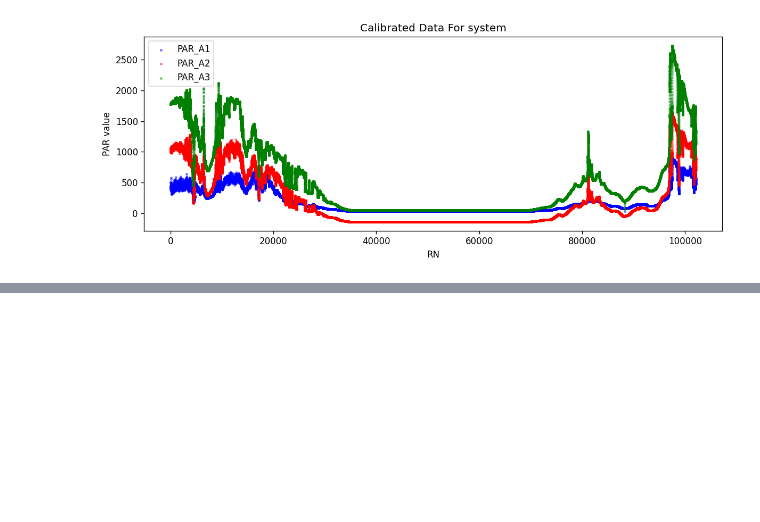
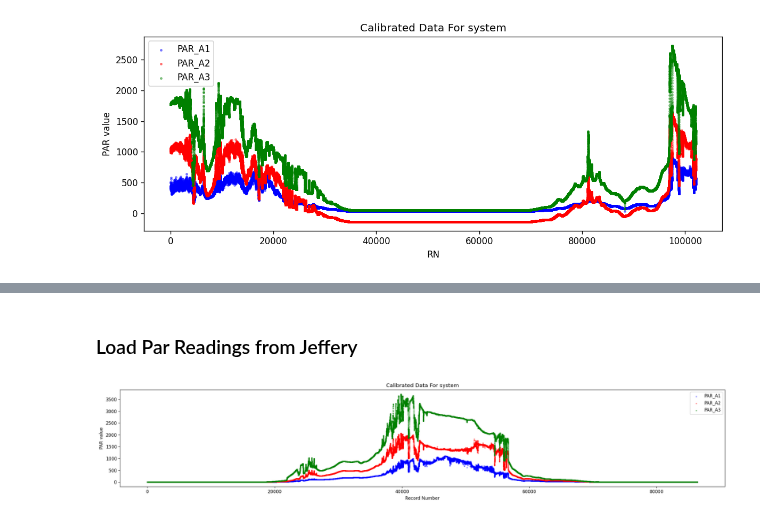
Before and after one commit to edisonlee0212/EvoEngine, a Jupyter notebook: PythonBinding/result_analysis.ipynb, the cells around one changed output, grey strips where cells are left out. Saved outputs shown, nothing was run; the diff lists cells and outputs as text; code cells hidden in the pictures; blank space fills up the shorter version.

```diff
--- a/PythonBinding/result_analysis.ipynb
+++ b/PythonBinding/result_analysis.ipynb
@@ -175,0 +217,24 @@ plt.show()
+# %% [markdown]
+### Load Par Readings from Jeffery
+# %%
+df = pd.read_csv(r"D:\zhan5455\SorghumProject\ceptometers\taX_cal.csv", parse_dates=['timestamp'])
+
+df = df.set_index('timestamp')
+
+span = df.loc['2021-07-03':'2021-07-03']
+# %%
+
+rn = np.arange(len(span))
+
+fig, ax = plt.subplots(figsize=(20,4), dpi=120)
+ax.scatter(rn, span["PAR_A-X-BelowCanopy (umol/m2s)"], color='b', s=4, alpha=0.4, label='PAR_A1')
+ax.scatter(rn, span["PAR_A-X-AtCanopy (umol/m2s)"], color='r', s=4, alpha=0.4, label='PAR_A2')
+ax.scatter(rn, span["PAR_A-X-AboveCanopy (umol/m2s)"], color='g', s=4, alpha=0.4, label='PAR_A3')
+ax.set_xlabel('Record Number')
+ax.set_ylabel('PAR value')
+ax.set_title('Calibrated Data For system')
+ax.legend()
+fig.tight_layout()
+plt.show()
+# %% [output]
+[figure, added]
```
Also changed, not shown: parts of 8 cells of this notebook, 5 other files.
